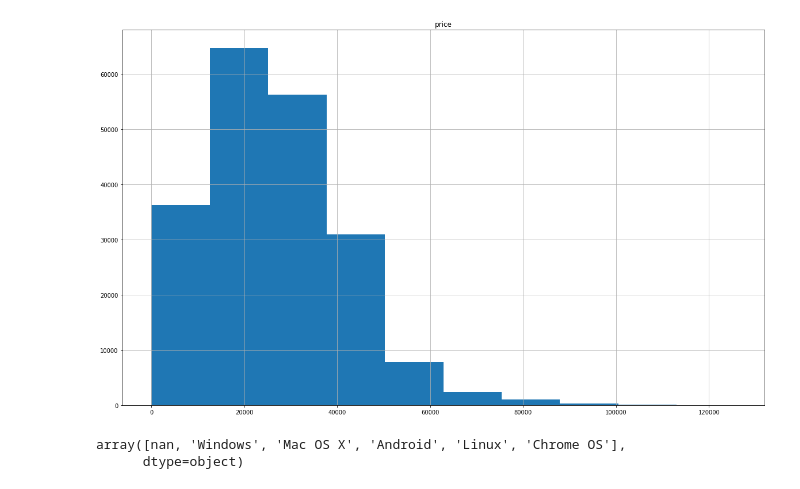
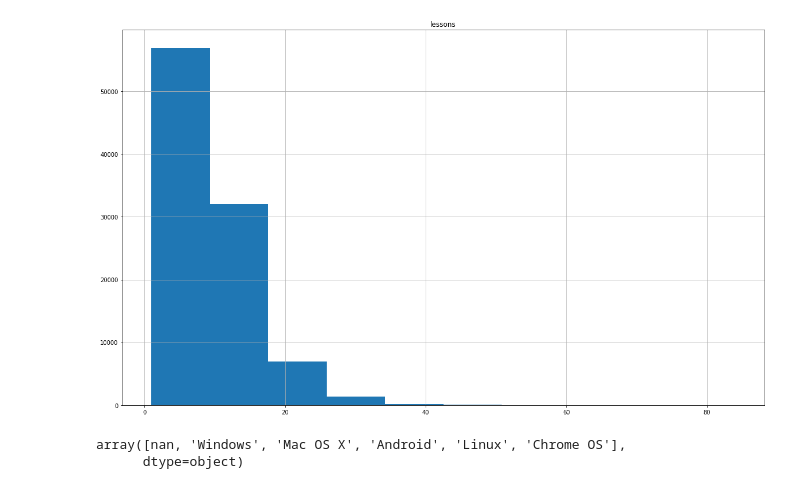
Before and after one commit to endovitskayaV/netology, a Jupyter notebook: explore.ipynb, the cells around one changed output. Saved outputs shown, nothing was run; the diff lists cells and outputs as text; code cells hidden in the pictures.

```diff
--- a/explore.ipynb
+++ b/explore.ipynb
@@ -17,0 +61,2 @@ df = pd.read_csv("./content/train_enriched.csv")
+# %%
+df['notes_bin']=df['notes'].apply(lambda n: n>0).astype(int)
@@ -18,7 +79,7 @@ df = pd.read_csv("./content/train_enriched.csv")
 # %%
-_ = df[["price"]].hist(figsize=(20,12))
+_ = df[["lessons"]].hist(figsize=(20,12))
 # %% [output]
-[figure, old version]
+[figure, new version]
 # %%
 cats = ['Windows', 'Mac OS X', 'iOS', 'Android', 'Linux', 'Ubuntu',
        'Chrome OS', 'Fedora']
```
Also changed, not shown: parts of 5 cells of this notebook, 5 other files.
